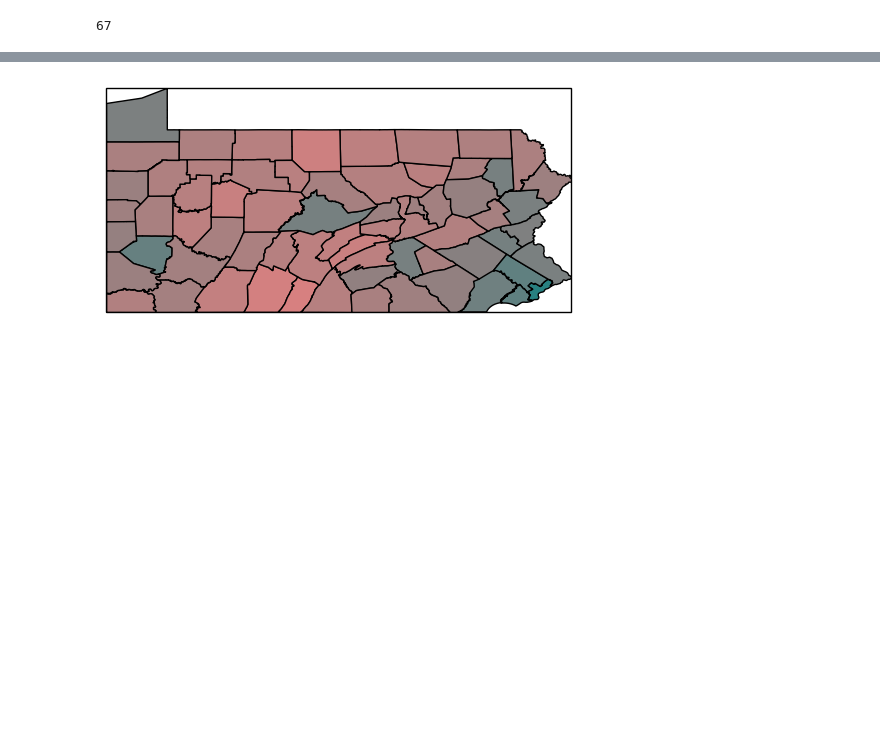
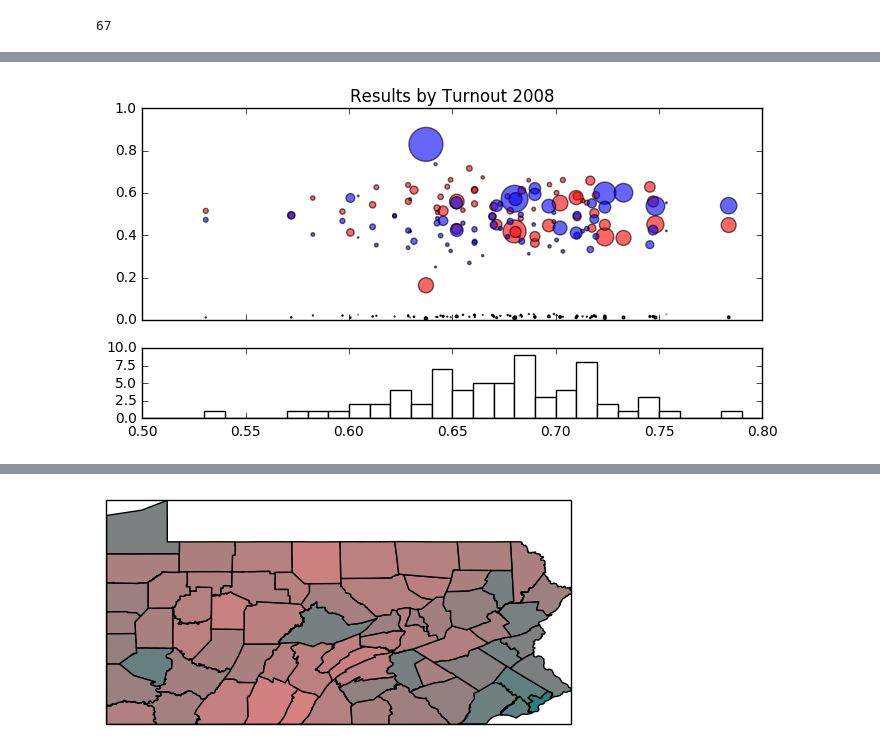
Before and after one commit to oderby/elections_2016, a Jupyter notebook: plot_pa.ipynb, the cells around one changed output, grey strips where cells are left out. Saved outputs shown, nothing was run; the diff lists cells and outputs as text; code cells hidden in the pictures; blank space fills up the shorter version.

```diff
--- a/plot_pa.ipynb
+++ b/plot_pa.ipynb
@@ -158,0 +159,36 @@ def plot_pa_data(colors, cmap=None, norm=None):
+# %%
+# correlation between voter turnout and results
+
+turnout, dem, rep, oth, size = [],[],[],[],[]
+for county in VOTERS.keys():
+    vap = VOTERS[county]["ALL"]
+    all_votes = sum(COUNTY_RESULTS[county].values())
+    dems = COUNTY_RESULTS[county][DC]
+    reps = COUNTY_RESULTS[county][RC]
+    others = all_votes - dems - reps
+    size.append(all_votes)
+    dem.append(dems/all_votes)
+    rep.append(reps/all_votes)
+    oth.append(others/all_votes)
+    turnout.append(all_votes/vap)
+
+fig, (ax1, ax2) = plt.subplots(2, sharex=True, figsize=(8, 4),
+                              gridspec_kw = {'height_ratios':[3, 1]})
+sizer = lambda votes: [v*s/1000 for v,s in zip(votes,size)]
+ax1.scatter(turnout, rep, c='r', alpha=0.6, s=sizer(rep))
+ax1.scatter(turnout, dem, c='b', alpha=0.6, s=sizer(dem))
+ax1.scatter(turnout, oth, c='g', alpha=1, s=sizer(oth))
+ax1.set_ylim([0,1.0])
+ax1.set_xlim([0.5, 0.8])
+ax1.set_title("Results by Turnout " + str(YEAR))
+
+# distribution of voter turnout
+n, bins, patches = ax2.hist(turnout, bins=np.linspace(0,1.0, 101), facecolor='white', alpha=1)
+start, end = ax2.get_ylim()
+ax2.yaxis.set_ticks(np.linspace(0, math.ceil(end/5)*5, 5))
+ax2.set_ylim([0, math.ceil(end/5)*5])
+
+
+plt.show()
+# %% [output]
+[figure, added]
```
Also changed, not shown: parts of 11 cells of this notebook, 2 other files.
